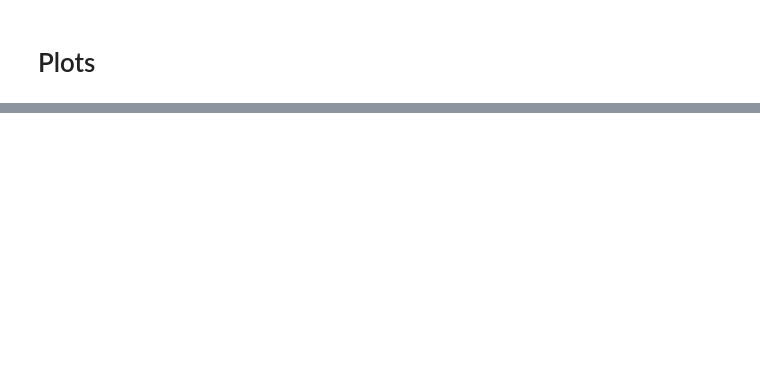
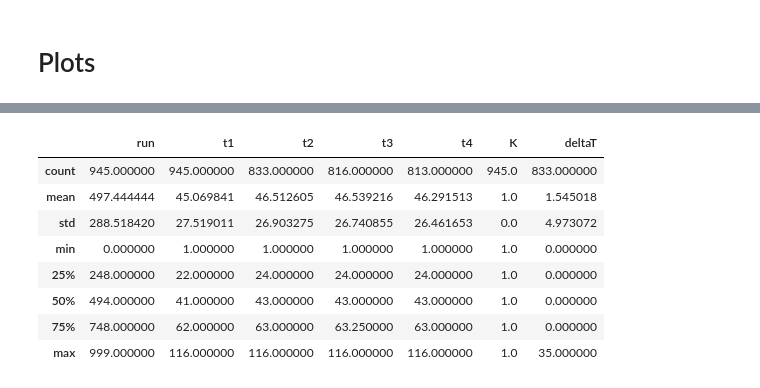
Before and after one commit to weissmanlab/VOC_emergence, a Jupyter notebook: covid.ipynb, the cells around one changed output, grey strips where cells are left out. Saved outputs shown, nothing was run; the diff lists cells and outputs as text; code cells hidden in the pictures; blank space fills up the shorter version.

```diff
--- a/covid.ipynb
+++ b/covid.ipynb
@@ -40 +149,13 @@ oberserTdeltaT = [50,10]
+# %%
+dataK1.describe()
+# %% [output]
+|  | run | t1 | t2 | t3 | t4 | K | deltaT |
+| count | 945.000000 | 945.000000 | 833.000000 | 816.000000 | 813.000000 | 945.0 | 833.000000 |
+| mean | 497.444444 | 45.069841 | 46.512605 | 46.539216 | 46.291513 | 1.0 | 1.545018 |
+| std | 288.518420 | 27.519011 | 26.903275 | 26.740855 | 26.461653 | 0.0 | 4.973072 |
+| min | 0.000000 | 1.000000 | 1.000000 | 1.000000 | 1.000000 | 1.0 | 0.000000 |
+| 25% | 248.000000 | 22.000000 | 24.000000 | 24.000000 | 24.000000 | 1.0 | 0.000000 |
+| 50% | 494.000000 | 41.000000 | 43.000000 | 43.000000 | 43.000000 | 1.0 | 0.000000 |
+| 75% | 748.000000 | 62.000000 | 63.000000 | 63.250000 | 63.000000 | 1.0 | 0.000000 |
+| max | 999.000000 | 116.000000 | 116.000000 | 116.000000 | 116.000000 | 1.0 | 35.000000 |
 # %%
```
Also changed, not shown: parts of 15 cells of this notebook, 7 other files.
